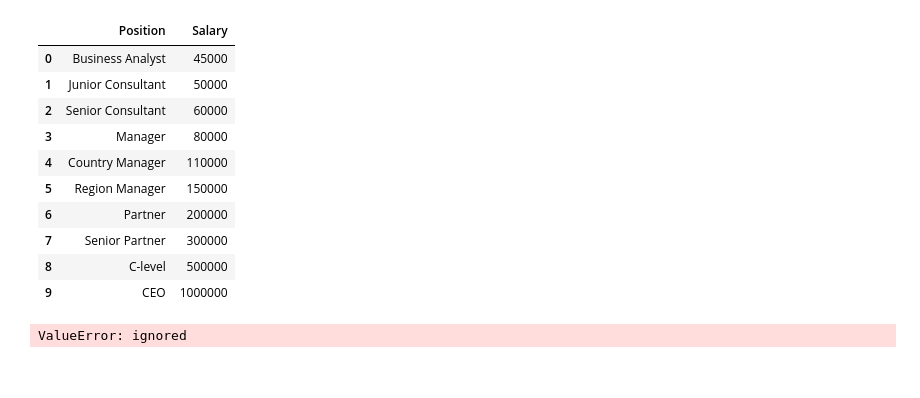
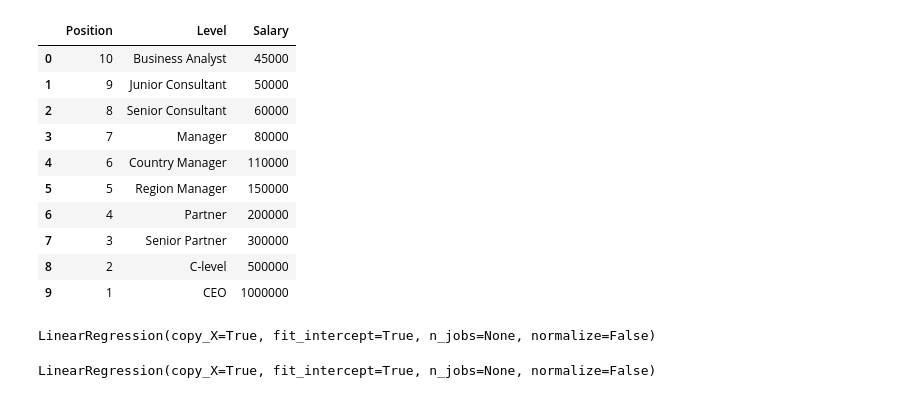
Before and after one commit to raqueeb/Intermediate-scikit-learn, a Jupyter notebook: polynomial_regression_vs_linear_model.ipynb, the cells around one changed output. Cells and saved outputs as stored; diff of their text form; code cells hidden in the pictures.

```diff
--- a/polynomial_regression_vs_linear_model.ipynb
+++ b/polynomial_regression_vs_linear_model.ipynb
@@ -5,37 +5,42 @@ import numpy as np
 import matplotlib.pyplot as plt
 import pandas as pd
 # %%
-x = np.array(['Business Analyst', 'Junior Consultant', 'Senior Consultant', 'Manager', 'Country Manager', 'Region Manager', 'Partner',
+w = np.array(['Business Analyst', 'Junior Consultant', 'Senior Consultant', 'Manager', 'Country Manager', 'Region Manager', 'Partner',
 'Senior Partner', 'C-level', 'CEO']) # বড় X নয় কিন্তু
+x = np.array([10, 9, 8, 7, 6, 5, 4, 3, 2, 1])
 y = np.array([45000, 50000, 60000, 80000, 110000, 150000, 200000, 300000, 500000, 1000000])
 # %%
-df = pd.DataFrame({'Position': x, 'Salary': y})
+df = pd.DataFrame({'Position': x, 'Level': w, 'Salary': y})
 df
 # %% [output]
-|  | Position | Salary |
-| 0 | Business Analyst | 45000 |
-| 1 | Junior Consultant | 50000 |
-| 2 | Senior Consultant | 60000 |
-| 3 | Manager | 80000 |
-| 4 | Country Manager | 110000 |
-| 5 | Region Manager | 150000 |
-| 6 | Partner | 200000 |
-| 7 | Senior Partner | 300000 |
-| 8 | C-level | 500000 |
-| 9 | CEO | 1000000 |
+|  | Position | Level | Salary |
+| 0 | 10 | Business Analyst | 45000 |
+| 1 | 9 | Junior Consultant | 50000 |
+| 2 | 8 | Senior Consultant | 60000 |
+| 3 | 7 | Manager | 80000 |
+| 4 | 6 | Country Manager | 110000 |
+| 5 | 5 | Region Manager | 150000 |
+| 6 | 4 | Partner | 200000 |
+| 7 | 3 | Senior Partner | 300000 |
+| 8 | 2 | C-level | 500000 |
+| 9 | 1 | CEO | 1000000 |
 # %%
 from sklearn.linear_model import LinearRegression
+
 X = x[:, np.newaxis]
 
 lin_reg = LinearRegression()
 lin_reg.fit(X, y)
 # %% [output]
-ValueError: ignored
+LinearRegression(copy_X=True, fit_intercept=True, n_jobs=None, normalize=False)
 # %%
 from sklearn.preprocessing import PolynomialFeatures
-poly_reg PolynomialFeatures(degree 4)
-X_poly poly_reg.fit_transform(X)
+poly_reg = PolynomialFeatures(degree = 4)
+X_poly = poly_reg.fit_transform(X)
 poly_reg.fit(X_poly, y)
 lin_reg_2 = LinearRegression()
+lin_reg_2.fit(X_poly, y)
+# %% [output]
+LinearRegression(copy_X=True, fit_intercept=True, n_jobs=None, normalize=False)
 # %%
 # Linear
```
Also changed, not shown: parts of 4 cells of this notebook.
